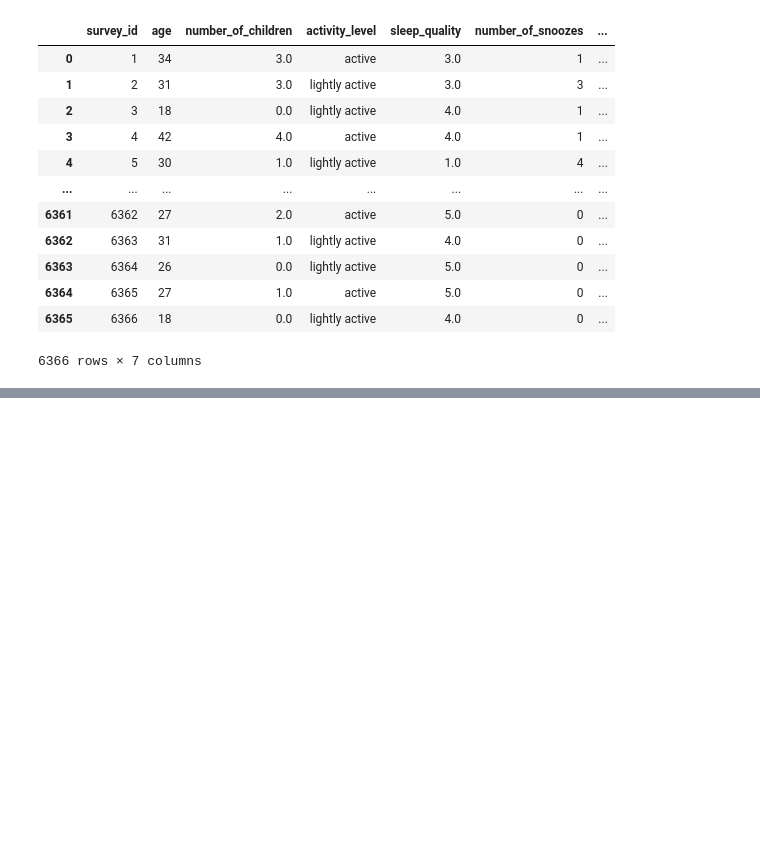
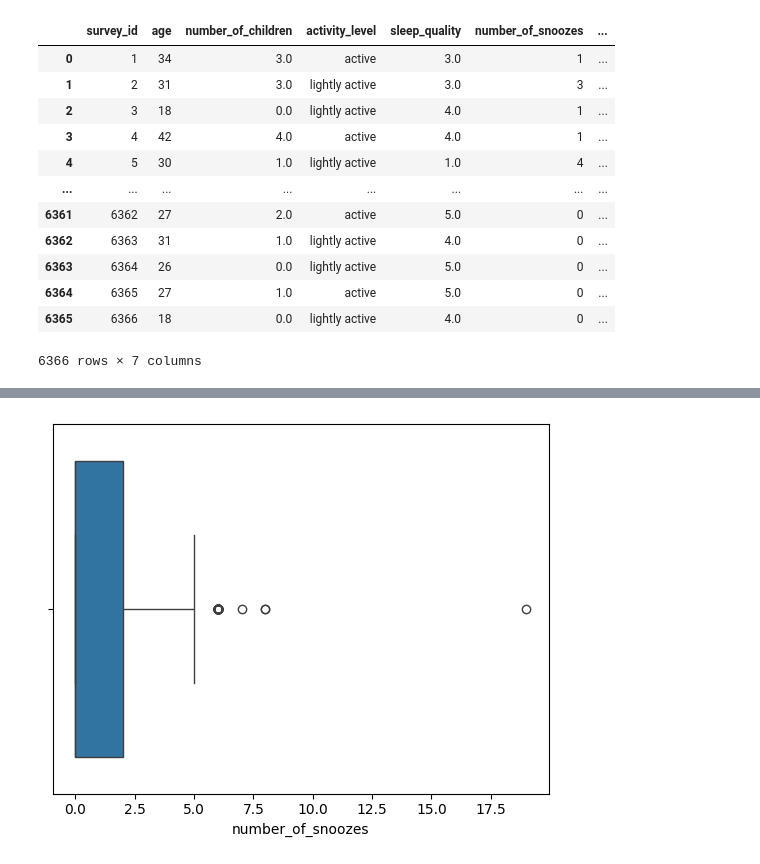
Before and after one commit to hermanconnor/data-prep-and-eda-python, a Jupyter notebook: 2-cleaning-data/assignment.ipynb, the cells around one changed output, grey strips where cells are left out. Cells and saved outputs as stored; diff of their text form; code cells hidden in the pictures; blank space fills up the shorter version.

```diff
--- a/2-cleaning-data/assignment.ipynb
+++ b/2-cleaning-data/assignment.ipynb
@@ -255,0 +282,5 @@ df
+# %%
+# Look at the boxplot of the number of snoozes
+sns.boxplot(x=df.number_of_snoozes);
+# %% [output]
+[figure, added]
```
Also changed, not shown: parts of 13 cells of this notebook, 1 other file.
